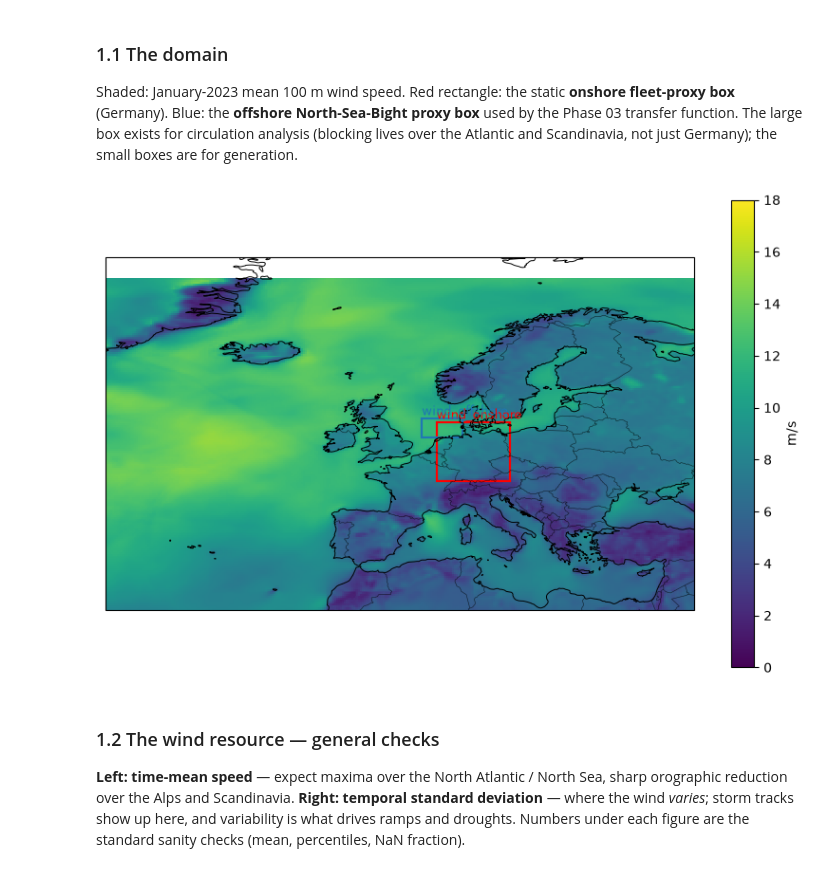
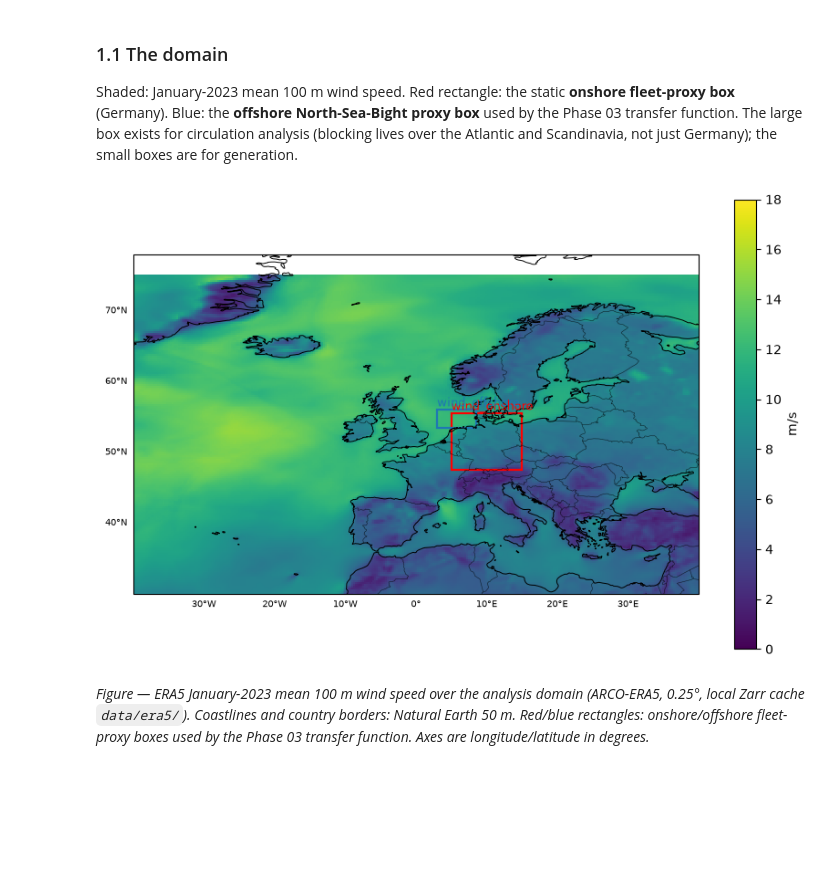
Before and after one commit to TunaHim/EuroGrid-Climate-Dynamics, a Jupyter notebook: notebooks/01_eda.ipynb, the cells around one changed output. Cells and saved outputs as stored; diff of their text form; code cells hidden in the pictures; blank space fills up the shorter version.

Commit message:
EDA v3: per-cell comments, figure captions w/ sources, lat/lon gridlines, SMARD zonal capacity map
Co-Authored-By: Himansu Kesari Pradhan <kesarihimansu@gmail.com>

```diff
--- a/notebooks/01_eda.ipynb
+++ b/notebooks/01_eda.ipynb
@@ -14,6 +14,8 @@ Not yet downloaded: **EERIE IFS-FESOM2** (the coupled climate model — gated to
 The two windows were chosen deliberately: Jan 2023 as a pipeline smoke test, Nov–Dec 2024
 because it contains the well-documented German dark-lull events the project studies.
 # %%
+# Setup: load the cached ERA5 Zarr windows + SMARD client, and define the shared map
+# helper (PlateCarree projection + coastlines + country borders + lat/lon gridlines).
 import glob
 import os
 import pathlib
@@ -34,16 +36,11 @@ from eurogrid.models.transfer import FLEET_BOXES
 ROOT = next(
     p for p in [pathlib.Path.cwd(), *pathlib.Path.cwd().parents] if (p / "config/settings.yaml").exists()
 )
-
 os.chdir(ROOT)
-
 cfg = yaml.safe_load(open(ROOT / "config/settings.yaml"))
 
-
 PC = ccrs.PlateCarree()  # lat/lon projection used for every map
-
 WINDOWS = {"2023-01": ("2023-01-01", "2023-02-01"), "2024-11..12": ("2024-11-01", "2025-01-01")}
-
 era5 = {
     w: xr.open_zarr(
         glob.glob(
@@ -57,16 +54,15 @@ era5 = {
 
 
 def map_ax(ax, title, borders=True):
-
+    """Common map decoration: extent, coastlines, borders, lat/lon labels."""
     ax.coastlines(resolution="50m", lw=0.7)
-
     if borders:
         ax.add_feature(cfeature.BORDERS.with_scale("50m"), lw=0.4, alpha=0.7)
-
+    gl = ax.gridlines(draw_labels=True, lw=0, alpha=0)
+    gl.top_labels = gl.right_labels = False
+    gl.xlabel_style = gl.ylabel_style = {"size": 7}
     ax.set_extent([-40, 40, 30, 75])
-
     ax.set_title(title, fontsize=10)
-
     return ax
 
 
@@ -130,36 +123,38 @@ Shaded: January-2023 mean 100 m wind speed. Red rectangle: the static **onshore
 The large box exists for circulation analysis (blocking lives over the Atlantic and Scandinavia,
 not just Germany); the small boxes are for generation.
 # %%
+# Map the analysis domain: Jan-2023 mean ws100 shaded, fleet-proxy boxes as rectangles,
+# political boundaries from Natural Earth.
 ds = era5["2023-01"]
-
 fig, ax = plt.subplots(figsize=(10, 8), subplot_kw={"projection": PC})
-
 map_ax(ax, "ERA5 domain: Jan-2023 mean ws100 + fleet-proxy boxes")
-
 ds.ws100.mean("time").plot.pcolormesh(
     ax=ax,
     transform=PC,
     cmap="viridis",
     vmin=0,
     vmax=18,
     add_colorbar=True,
     cbar_kwargs={"label": "m/s", "shrink": 0.8},
 )
-
 for (name, (la0, la1, lo0, lo1)), col in zip(FLEET_BOXES.items(), ["red", "tab:blue"], strict=True):
     ax.add_patch(
-        mpatches.Rectangle((lo0, la0), lo1 - lo0, la1 - la0, fill=False, ec=col, lw=1.6, transform=PC)
+        mpatches.Rectangle(
+            (lo0, la0),
+            lo1 - lo0,
+            la1 - la0,
+            fill=False,
+            ec=col,
+            lw=1.6,
+            transform=PC,
+        )
     )
-
     ax.text(lo0, la1 + 0.5, name, color=col, fontsize=9, transform=PC)
-
 plt.show()
 # %% [output]
-[figure, old version]
+[figure, new version]
 # %% [markdown]
-### 1.2 The wind resource — general checks
-
-**Left: time-mean speed** — expect maxima over the North Atlantic / North Sea, sharp orographic
-reduction over the Alps and Scandinavia. **Right: temporal standard deviation** — where the wind
-*varies*; storm tracks show up here, and variability is what drives ramps and droughts.
-Numbers under each figure are the standard sanity checks (mean, percentiles, NaN fraction).
+*Figure — ERA5 January-2023 mean 100 m wind speed over the analysis domain*
+*(ARCO-ERA5, 0.25°, local Zarr cache `data/era5/`). Coastlines and country borders:*
+*Natural Earth 50 m. Red/blue rectangles: onshore/offshore fleet-proxy boxes used by the*
+*Phase 03 transfer function. Axes are longitude/latitude in degrees.*
```
Also changed, not shown: parts of 43 cells of this notebook.
